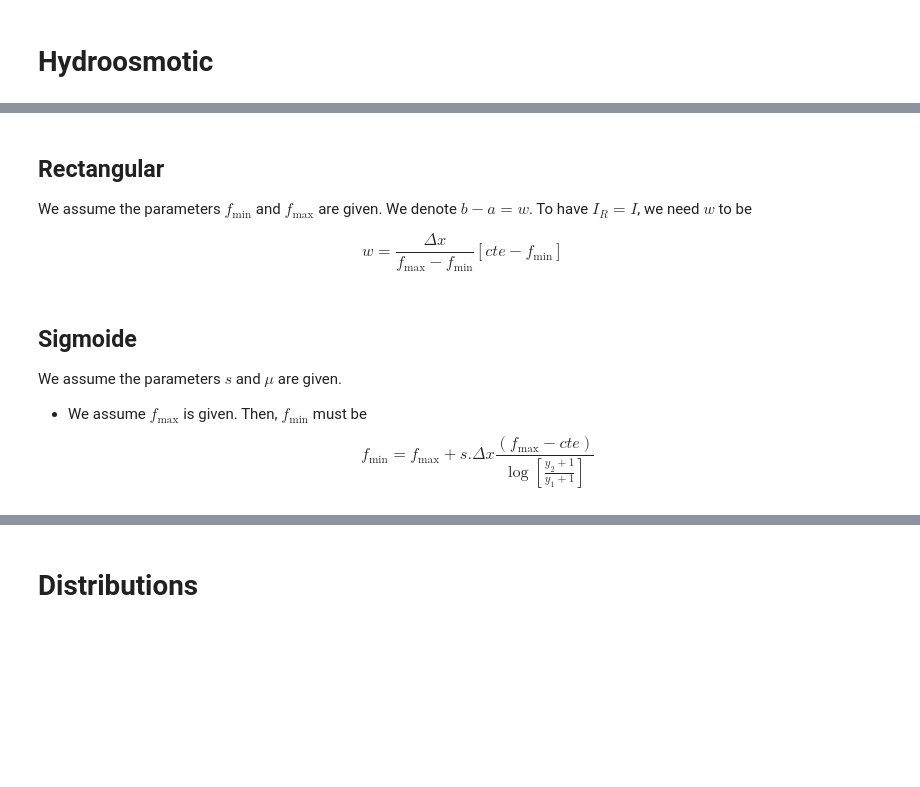
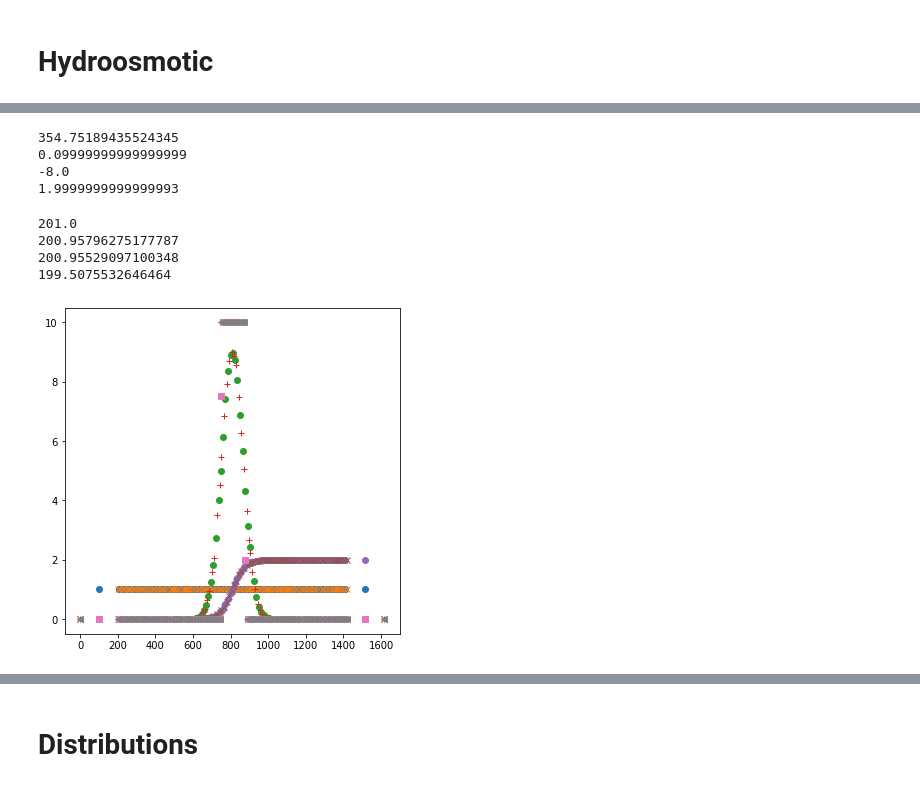
Before and after one commit to VirtualEmbryo/hydroosmotic_chain, a Jupyter notebook: _notebook/patterning.ipynb, the cells around one changed output, grey strips where cells are left out. Cells and saved outputs as stored; diff of their text form; code cells hidden in the pictures; blank space fills up the shorter version.

```diff
--- a/_notebook/patterning.ipynb
+++ b/_notebook/patterning.ipynb
@@ -171,10 +183,0 @@ $$ A = \frac{cte.\Delta x}{\sigma.\left[ \rm{erf}(\sigma x_\max) - \rm{erf}(\sig
-# %% [markdown]
-## Rectangular
-We assume the parameters $f_\min$ and $f_\max$ are given. We denote $b-a = w$. To have $I_R = I$, we need $w$ to be
-
-$$w = \frac{\Delta x}{f_\max - f_\min} \left[cte - f_\min \right]$$
-# %% [markdown]
-## Sigmoide
-We assume the parameters $s$ and $\mu$ are given.
-- We assume $f_\max$ is given. Then, $f_\min$ must be
-$$f_\min = f_\max + s.\Delta x \frac{(f_\max-cte)}{\log\left[\frac{y_2+1}{y_1+1}\right]} $$
@@ -180,0 +200,64 @@ $$f_\min = f_\max + s.\Delta x \frac{(f_\max-cte)}{\log\left[\frac{y_2+1}{y_1+1}
+# %%
+N = 100
+bridges_borders = 200
+Lt = 2*bridges_borders + 1*N + 10*(N-1)
+
+cte=1.
+xmin, xmax = bridges_borders/Lt, (Lt-bridges_borders)/Lt
+print(A_gaussian(cte=cte, xmin=xmin, xmax=xmax, sigma=0.05 ))
+print(w_rectangular(cte=cte, xmin=xmin, xmax=xmax, fmin=0., fmax=10.)/(xmax-xmin))
+print(fmin_sigmoide(cte=cte, xmin=xmin, xmax=xmax, s=50., mu=0.5, fmax=10.))
+print(fmax_sigmoide(cte=cte, xmin=xmin, xmax=xmax, s=1., mu=0.5, fmin=0.))
+# %% [output]
+354.75189435524345
+0.09999999999999999
+-8.0
+1.9999999999999993
+# %%
+plt.figure(figsize=(6,6))
+
+conf, ch = chain.load_config(os.path.join(main_dir, subdir, subsubdir, 'run0000', 'config.conf'))
+lum_0 = np.array([[ch.lumens_dict[k].pos, ch.lumens_dict[k].ca] for k in ch.lumens_dict.keys()])
+posbr_0 = ch.__bridges_pos_list__()
+br_0 = np.array([[posbr_0[b], ch.bridges_dict[b].ca] for b in ch.bridges_dict.keys()])
+
+plt.plot(br_0[:, 0], br_0[:, 1], linewidth=0, marker='o')
+plt.plot(lum_0[:, 0], lum_0[:, 1], linewidth=0, marker='x')
+
+# == GAUSSIAN
+conf, ch = chain.load_config(os.path.join(main_dir, subdir, subsubdir, 'run0001', 'config.conf'))
+lum_1 = np.array([[ch.lumens_dict[k].pos, ch.lumens_dict[k].ca] for k in ch.lumens_dict.keys()])
+posbr_1 = ch.__bridges_pos_list__()
+br_1 = np.array([[posbr_1[b], ch.bridges_dict[b].ca] for b in ch.bridges_dict.keys()])
+
+plt.plot(br_1[:, 0], br_1[:, 1], linewidth=0, marker='o')
+plt.plot(lum_1[:, 0], lum_1[:, 1], linewidth=0, marker='+')
+
+# == SIGMOIDE
+conf, ch = chain.load_config(os.path.join(main_dir, subdir, subsubdir, 'run0002', 'config.conf'))
+lum_2 = np.array([[ch.lumens_dict[k].pos, ch.lumens_dict[k].ca] for k in ch.lumens_dict.keys()])
+posbr_2 = ch.__bridges_pos_list__()
+br_2 = np.array([[posbr_0[b], ch.bridges_dict[b].ca] for b in ch.bridges_dict.keys()])
+
+plt.plot(br_2[:, 0], br_2[:, 1], linewidth=0, marker='o')
+plt.plot(lum_2[:, 0], lum_2[:, 1], linewidth=0, marker='x')
+
+# == RECTANGULAR
+conf, ch = chain.load_config(os.path.join(main_dir, subdir, subsubdir, 'run0003', 'config.conf'))
+lum_3 = np.array([[ch.lumens_dict[k].pos, ch.lumens_dict[k].ca] for k in ch.lumens_dict.keys()])
+posbr_3 = ch.__bridges_pos_list__()
+br_3 = np.array([[posbr_3[b], ch.bridges_dict[b].ca] for b in ch.bridges_dict.keys()])
+
+plt.plot(br_3[:, 0], br_3[:, 1], linewidth=0, marker='s')
+plt.plot(lum_3[:, 0], lum_3[:, 1], linewidth=0, marker='<')
+
+print(np.sum(lum_0[:, 1])+np.sum(br_0[:, 1]))
+print(np.sum(lum_1[:, 1])+np.sum(br_1[:, 1]))
+print(np.sum(lum_2[:, 1])+np.sum(br_2[:, 1]))
+print(np.sum(lum_3[:, 1])+np.sum(br_3[:, 1]))
+# %% [output]
+201.0
+200.95796275177787
+200.95529097100348
+199.5075532646464
+[figure, added]
```
Also changed, not shown: parts of 12 cells of this notebook, 5 other files.
